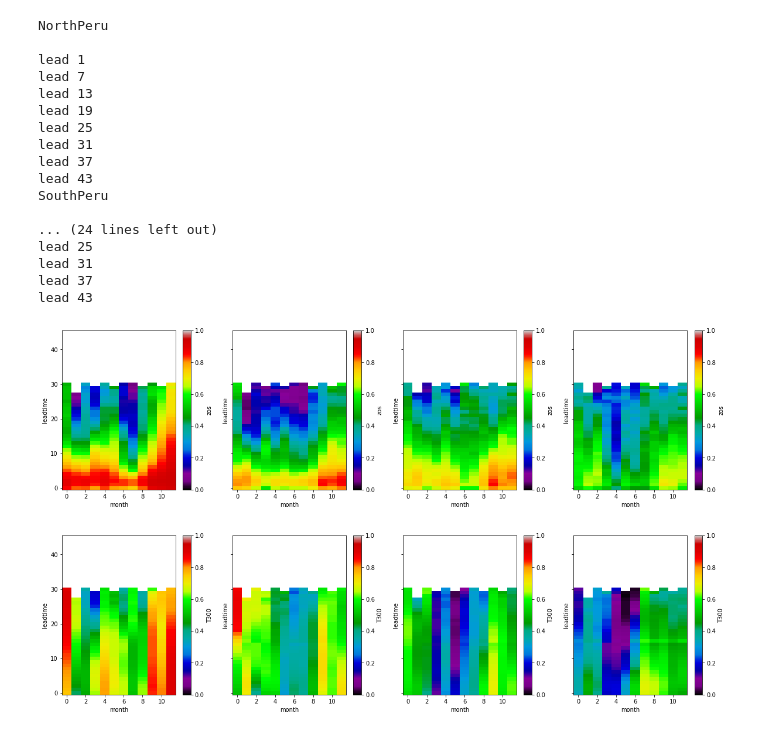
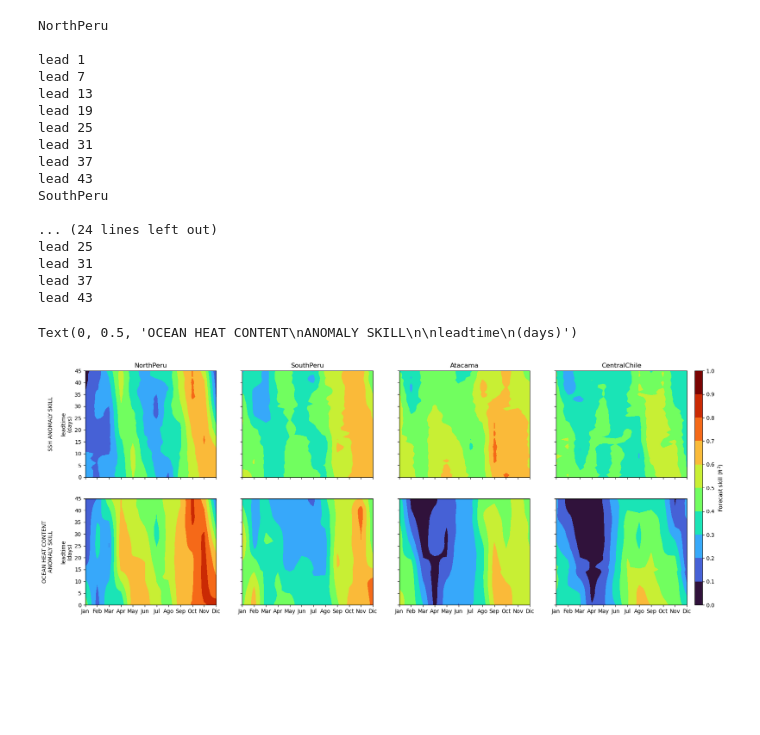
Before and after one commit to lucasglasner/S2S_CEAZA, a Jupyter notebook: forecastskillbyzone.ipynb, the cells around one changed output. Drawn from its saved outputs; the diff is of its cells as text; code cells hidden in the pictures; blank space fills up the shorter version.

```diff
--- a/forecastskillbyzone.ipynb
+++ b/forecastskillbyzone.ipynb
@@ -140,8 +252,10 @@ for i,z in enumerate(zones_north.keys()):
 # %% [output]
 [figure]
 # %%
-zsouth_reforecast = {keys:south_reforecast.swap_dims({'index':'lat'}).sel(lat=zones_south[keys]).mean('lat') for keys in zones_south.keys()}
-zsouth_glorys     = {keys:south_glorys.swap_dims({'index':'lat'}).sel(lat=zones_south[keys]).mean('lat') for keys in zones_south.keys()}
+zsouth_reforecast  = {keys:south_reforecast.swap_dims({'index':'lat'}).sel(lat=zones_south[keys]).mean('lat') for keys in zones_south.keys()}
+zsouth_persistance = {keys:south_persistance.swap_dims({'index':'lat'}).sel(lat=zones_south[keys]).mean('lat') for keys in zones_south.keys()}
+zsouth_glorys      = {keys:south_glorys.swap_dims({'index':'lat'}).sel(lat=zones_south[keys]).mean('lat') for keys in zones_south.keys()}
 
-znorth_reforecast = {keys:north_reforecast.swap_dims({'index':'lat'}).sel(lat=zones_north[keys]).mean('lat') for keys in zones_north.keys()}
-znorth_glorys     = {keys:north_glorys.swap_dims({'index':'lat'}).sel(lat=zones_north[keys]).mean('lat') for keys in zones_north.keys()}
+znorth_reforecast  = {keys:north_reforecast.swap_dims({'index':'lat'}).sel(lat=zones_north[keys]).mean('lat') for keys in zones_north.keys()}
+znorth_persistance = {keys:north_persistance.swap_dims({'index':'lat'}).sel(lat=zones_north[keys]).mean('lat') for keys in zones_north.keys()}
+znorth_glorys      = {keys:north_glorys.swap_dims({'index':'lat'}).sel(lat=zones_north[keys]).mean('lat') for keys in zones_north.keys()}
@@ -234,15 +393,36 @@ lead 25
 lead 31
 lead 37
 lead 43
-# %%
-fig, ax = plt.subplots(1,4, sharex=True, sharey=True, figsize=(20,5))
-for i,k in enumerate(zones_south.keys()):
-    (zsouth_skill[k].zos**2).plot(ax=ax[i], vmin=0, vmax=1, cmap='nipy_spectral')
-# %% [output]
-[figure, removed]
-# %%
-fig, ax = plt.subplots(1,4, sharex=True, sharey=True, figsize=(20,5))
-for i,k in enumerate(zones_south.keys()):
-    (zsouth_skill[k].T300**2).plot(ax=ax[i], vmin=0, vmax=1, cmap='nipy_spectral')
-# %% [output]
-[figure, removed]
+# %%
+fig, ax = plt.subplots(2, 4, sharex=True, sharey=True, facecolor='w', dpi=100, figsize=(20,8))
+
+
+for i,z in enumerate(list(zones_south.keys())):
+    m=(zsouth_skill[z].zos**2).plot.contourf(ax=ax[0,i], cmap='turbo', levels=np.arange(0,1.1,0.1), add_colorbar=False)
+    m=(zsouth_skill[z].T300**2).plot.contourf(ax=ax[1,i], cmap='turbo', levels=np.arange(0,1.1,0.1), add_colorbar=False)
+
+    # mask = (zsouth_skill[z].zos**2>2*zsouth_skill_persistance[z].zos* *2)
+    # ax[0,i].scatter(np.where(mask==1, X, np.nan).ravel(),np.where(mask==1, Y, np.nan).ravel(), s=0.1, marker='X', color='tab:red') #mask.where(mask==0).values.ravel())
+    # mask = (zsouth_skill[z].T300**2>2*zsouth_skill_persistance[z].T300**2)
+    # ax[1,i].scatter(np.where(mask==1, X, np.nan).ravel(),np.where(mask==1, Y, np.nan).ravel(), s=0.1, marker='X', color='tab:red') #mask.where(mask==0).values.ravel())
+    ax[0,i].set_xticks(np.linspace(0,11,12))
+    ax[0,i].set_xticklabels(['Jan','Feb','Mar','Apr','May','Jun','Jul','Ago','Sep','Oct','Nov','Dic'])
+    ax[0,i].set_yticks(np.arange(0,46,5))
+    ax[0,i].set_xlabel('')
+    ax[0,i].set_ylabel('')
+    ax[1,i].set_xlabel('')
+    ax[1,i].set_ylabel('')
+    ax[0,i].set_title(z)
+
+
+box1 = ax[0,-1].get_position()
+box2 = ax[1,-1].get_position()
+cax  = fig.add_axes([box1.xmax+0.01,box2.ymin,0.01, -box2.ymin+box1.ymax])
+fig.colorbar(m, cax=cax, label='Forecast skill ($R^2$)', ticks=np.arange(0,1.1,0.1))
+
+ax[0,0].set_ylabel('SSH ANOMALY SKILL\n\nleadtime\n(days)')
+ax[1,0].set_ylabel('OCEAN HEAT CONTENT\nANOMALY SKILL\n\nleadtime\n(days)')
+# fig.tight_layout()
+# %% [output]
+Text(0, 0.5, 'OCEAN HEAT CONTENT\nANOMALY SKILL\n\nleadtime\n(days)')
+[figure, added]
```
Also changed, not shown: parts of 19 cells of this notebook.
